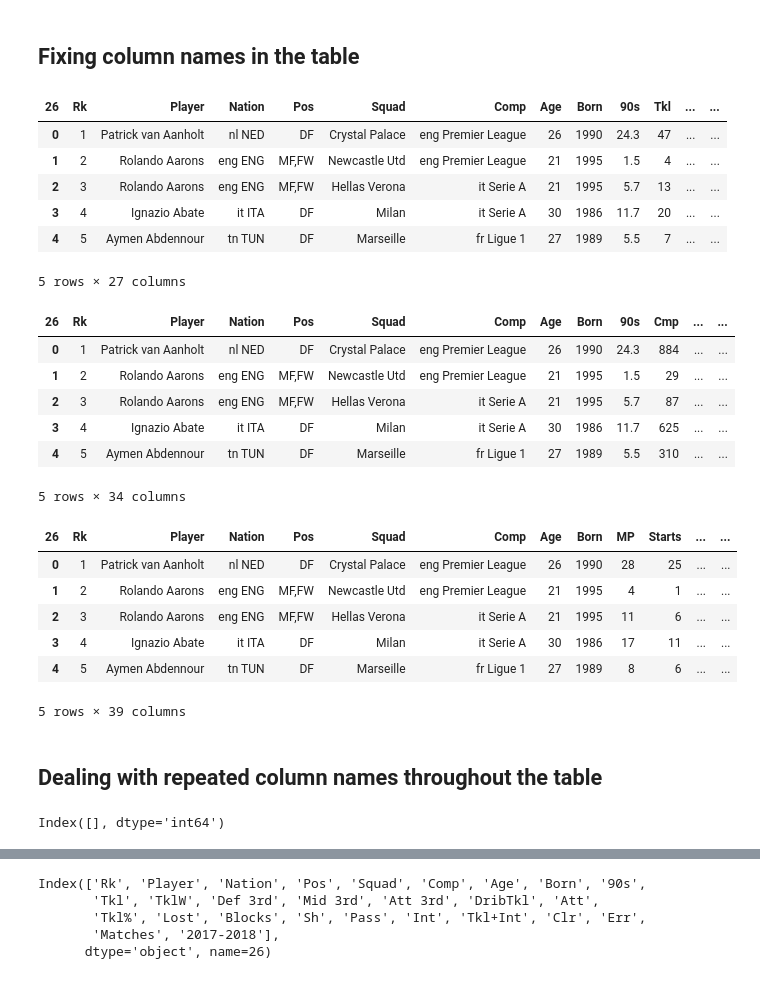
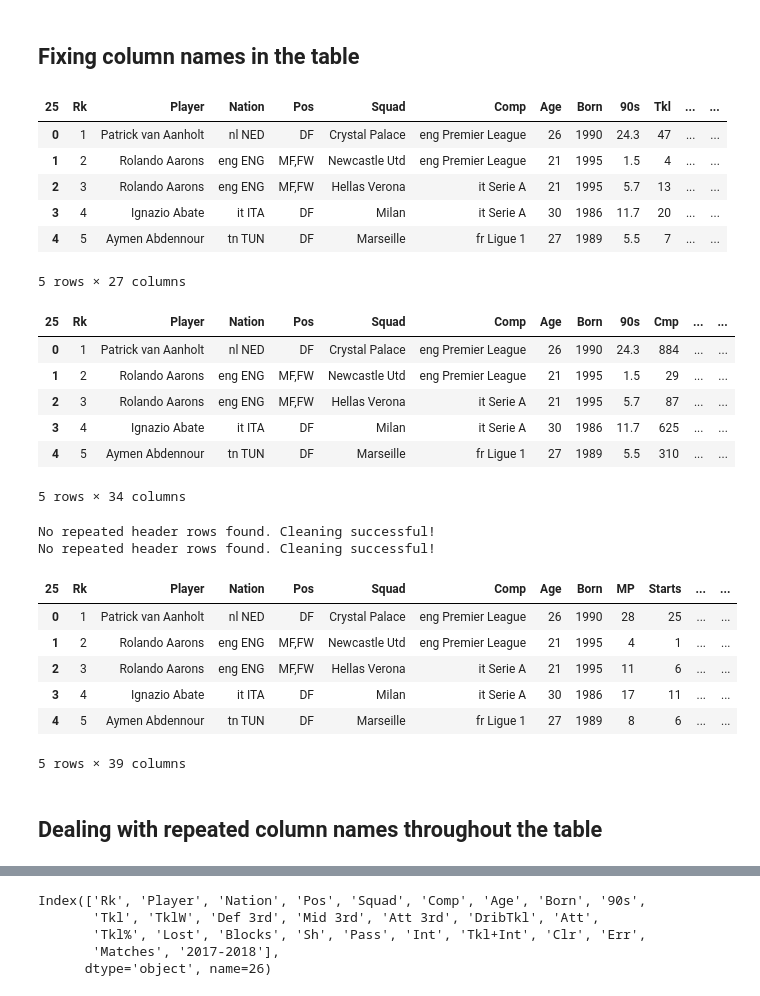
Before and after one commit to M4G1C14N5/scouting-report, a Jupyter notebook: data_cleaning.ipynb, the cells around one changed output, grey strips where cells are left out. Drawn from its saved outputs; the diff is of its cells as text; code cells hidden in the pictures.

Commit message:
everything but standard and wages is officially cleaned. must fix header mismatch in standard next

```diff
--- a/data_cleaning.ipynb
+++ b/data_cleaning.ipynb
@@ -116,8 +91,45 @@ def clean_header_rows(df, correct_column_idx):
+# %%
+def clean_header_rows_modular(df, header_identifier="Rk"):
+    """
+    Cleans a DataFrame by:
+    1. Removing the first row (incorrect header).
+    2. Finding the first row where the first column matches header_identifier (e.g., 'Rk') and using it as the header.
+    3. Removing all rows where the first column matches header_identifier (removes repeated headers).
+    4. Resets the index and returns the cleaned DataFrame.
+
+    Parameters:
+        df (pd.DataFrame): The input DataFrame.
+        header_identifier (str): The value in the first column that identifies the header row.
+
+    Returns:
+        pd.DataFrame: Cleaned DataFrame with proper headers and no repeated header rows.
+    """
+    # 1. Remove the first row (incorrect header)
+    df = df.drop(index=0).reset_index(drop=True)
+
+    # 2. Find the first row where the first column matches header_identifier
+    header_row_idx = df[df.iloc[:, 0] == header_identifier].index
+    if len(header_row_idx) == 0:
+        raise ValueError(f"No header row found with first column == '{header_identifier}'")
+    header_row_idx = header_row_idx[0]
+
+    # 3. Set the header
+    new_header = df.iloc[header_row_idx]
+    df = df[(df.iloc[:, 0] != header_identifier)].reset_index(drop=True)
+    df.columns = new_header
+
+    # 4. Remove the header row from the data (if still present)
+    df = df[df.iloc[:, 0] != header_identifier].reset_index(drop=True)
+
+    # 5. Check: Ensure no header rows remain
+    assert (df.iloc[:, 0] != header_identifier).all(), "Header rows still present after cleaning!"
+
+    return df
 # %%
-defending_df_cleaned = clean_header_rows(defending_df, 26)
+defending_df_cleaned = clean_header_rows_modular(defending_df)
 defending_df_cleaned.head()
 # %% [output]
-| 26 | Rk | Player | Nation | Pos | Squad | Comp | Age | Born | 90s | Tkl | ... | ... |
+| 25 | Rk | Player | Nation | Pos | Squad | Comp | Age | Born | 90s | Tkl | ... | ... |
 | 0 | 1 | Patrick van Aanholt | nl NED | DF | Crystal Palace | eng Premier League | 26 | 1990 | 24.3 | 47 | ... | ... |
 | 1 | 2 | Rolando Aarons | eng ENG | MF,FW | Newcastle Utd | eng Premier League | 21 | 1995 | 1.5 | 4 | ... | ... |
 | 2 | 3 | Rolando Aarons | eng ENG | MF,FW | Hellas Verona | it Serie A | 21 | 1995 | 5.7 | 13 | ... | ... |
@@ -125,21 +137,37 @@ defending_df_cleaned.head()
 | 4 | 5 | Aymen Abdennour | tn TUN | DF | Marseille | fr Ligue 1 | 27 | 1989 | 5.5 | 7 | ... | ... |
 5 rows × 27 columns
 # %%
-passing_df_cleaned = clean_header_rows(passing_df, 26)
+passing_df_cleaned = clean_header_rows_modular(passing_df)
 passing_df_cleaned.head()
 # %% [output]
-| 26 | Rk | Player | Nation | Pos | Squad | Comp | Age | Born | 90s | Cmp | ... | ... |
+| 25 | Rk | Player | Nation | Pos | Squad | Comp | Age | Born | 90s | Cmp | ... | ... |
 | 0 | 1 | Patrick van Aanholt | nl NED | DF | Crystal Palace | eng Premier League | 26 | 1990 | 24.3 | 884 | ... | ... |
 | 1 | 2 | Rolando Aarons | eng ENG | MF,FW | Newcastle Utd | eng Premier League | 21 | 1995 | 1.5 | 29 | ... | ... |
 | 2 | 3 | Rolando Aarons | eng ENG | MF,FW | Hellas Verona | it Serie A | 21 | 1995 | 5.7 | 87 | ... | ... |
 | 3 | 4 | Ignazio Abate | it ITA | DF | Milan | it Serie A | 30 | 1986 | 11.7 | 625 | ... | ... |
 | 4 | 5 | Aymen Abdennour | tn TUN | DF | Marseille | fr Ligue 1 | 27 | 1989 | 5.5 | 310 | ... | ... |
 5 rows × 34 columns
+# %%
+# Check for repeated header rows after cleaning
+def check_repeated_header_rows(df, header_identifier="Rk"):
+    repeated = df[df.iloc[:, 0] == header_identifier]
+    if not repeated.empty:
+        print(f"Warning: Found {len(repeated)} repeated header row(s) after cleaning!")
+        print(repeated)
+    else:
+        print("No repeated header rows found. Cleaning successful!")
+
+# Example usage after cleaning:
+check_repeated_header_rows(defending_df_cleaned)
+check_repeated_header_rows(passing_df_cleaned)
+# %% [output]
+No repeated header rows found. Cleaning successful!
+No repeated header rows found. Cleaning successful!
 # %%
-standard_df_cleaned = clean_header_rows(standard_df, 26)
+standard_df_cleaned = clean_header_rows_modular(standard_df)
 standard_df_cleaned.head()
 # %% [output]
-| 26 | Rk | Player | Nation | Pos | Squad | Comp | Age | Born | MP | Starts | ... | ... |
+| 25 | Rk | Player | Nation | Pos | Squad | Comp | Age | Born | MP | Starts | ... | ... |
 | 0 | 1 | Patrick van Aanholt | nl NED | DF | Crystal Palace | eng Premier League | 26 | 1990 | 28 | 25 | ... | ... |
 | 1 | 2 | Rolando Aarons | eng ENG | MF,FW | Newcastle Utd | eng Premier League | 21 | 1995 | 4 | 1 | ... | ... |
 | 2 | 3 | Rolando Aarons | eng ENG | MF,FW | Hellas Verona | it Serie A | 21 | 1995 | 11 | 6 | ... | ... |
@@ -148,10 +176,3 @@ standard_df_cleaned.head()
 5 rows × 39 columns
 # %% [markdown]
 ## Dealing with repeated column names throughout the table
-# %%
-header_rows = defending_df.apply(lambda row: all(row == defending_df.columns), axis=1)
-header_row_indices = defending_df[header_rows].index
-header_rows
-header_row_indices
-# %% [output]
-Index([], dtype='int64')
```
Also changed, not shown: parts of 19 cells of this notebook, 1 other file.
